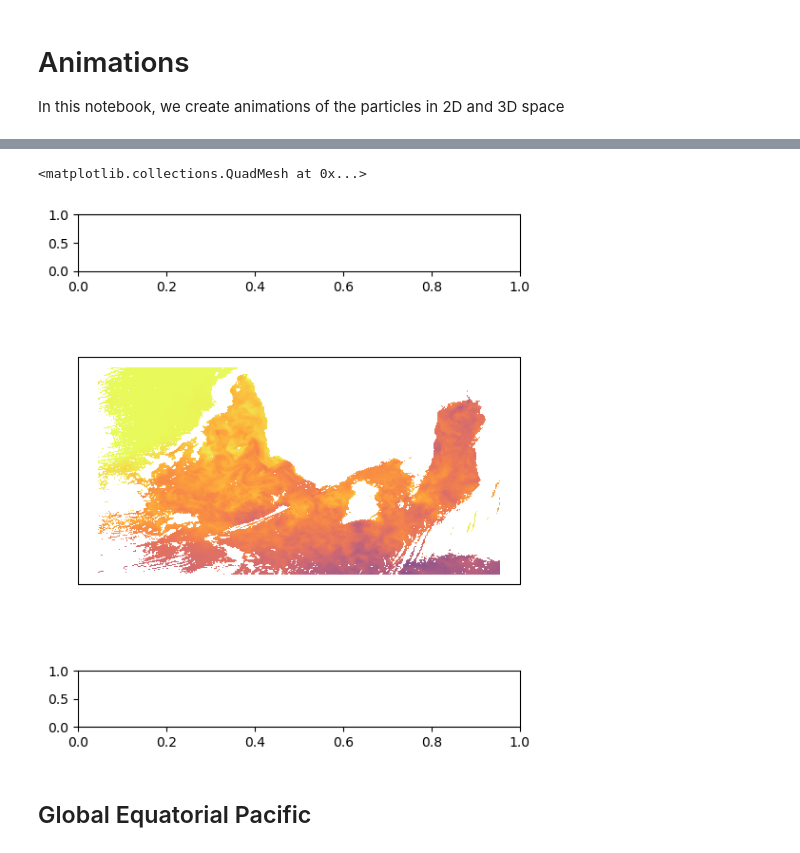
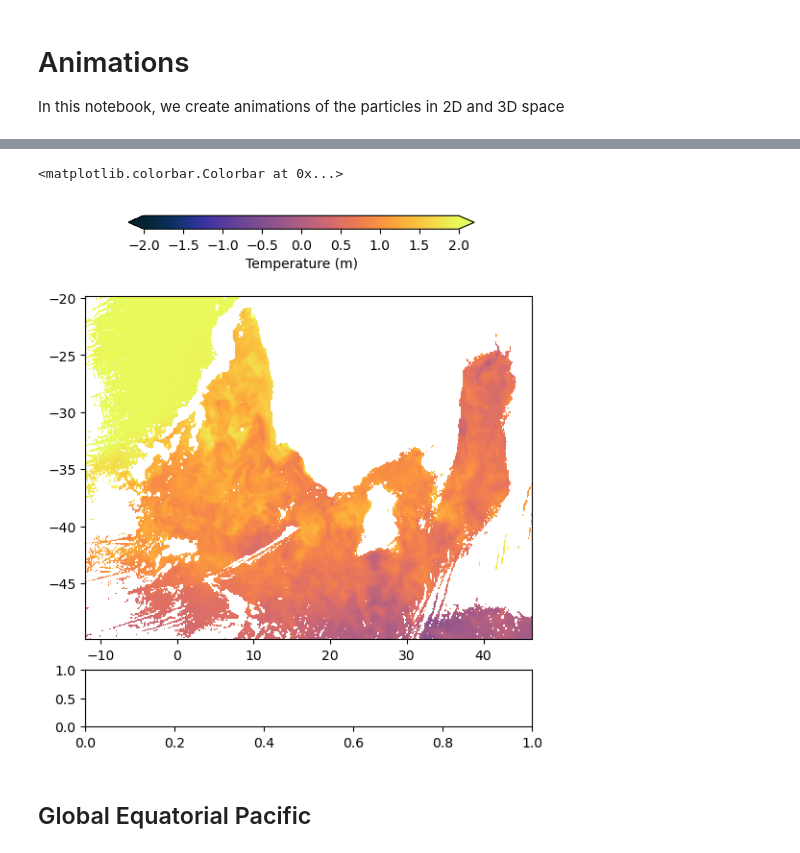
Before and after one commit to OceanParcels/Backtracking_Abyssal_Nanoplastics, a Jupyter notebook: notebooks/Anim_Flow_n_Particles.ipynb, the cells around one changed output, grey strips where cells are left out. Saved outputs shown, nothing was run; the diff lists cells and outputs as text; code cells hidden in the pictures.

```diff
--- a/notebooks/Anim_Flow_n_Particles.ipynb
+++ b/notebooks/Anim_Flow_n_Particles.ipynb
@@ -73,11 +22,0 @@ c= r_pl_cmap(sizecolors.astype(int))
-# %%
-outputdt = np.timedelta64(12,'h')
-
-timerange = np.arange(np.nanmin(times),
-                      np.nanmax(times)+outputdt, #+outputdt.seconds, #
-                      outputdt) #  # timerange in nanoseconds\n",
-
-timedays = np.zeros(len(timerange), dtype='<U10')
-for i in range(len(timerange)):
-    timedays[i] = str(timerange[i])[:10]
-timedays = np.unique(timedays)
@@ -98,7 +25,7 @@ path_flow = '/storage/shared/oceanparcels/input_data/MOi/psy4v3r1/'
 Tfiles = sorted(glob(path_flow + 'psy4v3r1-daily_T_2019-01-*.nc'))
 
 mesh_mask = xr.open_dataset('/storage/shared/oceanparcels/input_data/MOi/domain_ORCA0083-N006/coordinates.nc', decode_times=False)
-flow = xr.open_dataset(Tfiles[0])
+flow = xr.open_dataset(Tfiles[10])
 # %%
 indices = {'lat': range(800, 1250), 'lon': range(3300, 4000)}
 # %%
@@ -110,8 +37,14 @@ flow['votemper'][45, indices['lat'], indices['lon']].plot()
 T_fields = np.zeros((len(Tfiles), len(indices['lat']), len(indices['lon'])))
 time = np.zeros(len(Tfiles),dtype='datetime64[ns]')
 
+indices = {'lat': range(800, 1250+1), 'lon': range(3300, 4000+1)}
+
 lats = flow['nav_lat'][indices['lat'], indices['lon']].values
 lons = flow['nav_lon'][indices['lat'], indices['lon']].values
+lats -= lats[0,0] - lats[1,0]
+lons -= lons[0,0] - lons[0,1]
+
+indices = {'lat': range(800, 1250), 'lon': range(3300, 4000)}
 # %%
 for i, filename in enumerate(Tfiles):
     T = xr.open_dataset(filename)
@@ -135,16 +57,16 @@ gs = gridspec.GridSpec(3, 1, height_ratios=[1, 6, 1])
 
 ax0 = plt.subplot(gs[0])
 axs = plt.subplot(gs[2])
-ax1 = plt.subplot(gs[1],projection=ccrs.PlateCarree(180))
+ax1 = plt.subplot(gs[1])
 
-ax1.pcolormesh(lons, lats, T_fields[0], cmap='cmo.thermal', vmin=-2, vmax=2)
+tracer = ax1.pcolormesh(lons, lats, T_fields[0], cmap='cmo.thermal', vmin=-2, vmax=2)
 
 
 # diatoms_t = f(timerange_ns[0])
 # pc = ax.pcolormesh(, , , cmap='cmo.algae', vmax=0.5, zorder=1, transform=ccrs.PlateCarree())
 
-# ax.coastlines()
-# ax.add_feature(cfeature.LAND, color='w',zorder=2)
+# ax1.coastlines()
+# ax1.add_feature(cfeature.LAND, color='w',zorder=2)
 
 # ax.scatter([0.03,0.03],[0.03,0.08],color=plt.get_cmap('cmo.matter')(150),s=[np.max(sqrtsizes)*1000,np.min(sqrtsizes)*1000], zorder=5, transform=ax.transAxes)
 
@@ -157,41 +79,41 @@ ax1.pcolormesh(lons, lats, T_fields[0], cmap='cmo.thermal', vmin=-2, vmax=2)
 # scatter = ax.scatter(lons[time_id].T,lats[time_id].T,c=depths[time_id].T,cmap='cmo.matter',marker='o',s=sqrtsizes*1000,linewidths=0.3, transform=ccrs.PlateCarree(),zorder=4,vmin=0,vmax=vmax)
 
 
 # time_text = ax.text(0.03, 0.96,'time',horizontalalignment='left',verticalalignment='top', transform=ax.transAxes, fontsize=14, bbox={'facecolor':'w', 'alpha':0.7, 'pad':5}, zorder=3) # Initialise time ticker
 
 # ## Depth colorbar
-# CB0 = plt.colorbar(scatter, cax=axcb0,extend='max', orientation='horizontal')
+# CB0 = plt.colorbar(scatter, cax=ax0,extend='max', orientation='horizontal')
 # CB0.set_label('Depth [m]', fontsize=15)
-# axcb0.tick_params(labelsize=13)
+# ax0.tick_params(labelsize=13)
 
-# ## Algae colorbar
-# CB1 = plt.colorbar(pc, cax=axcb1,extend='max', orientation='horizontal')
-# CB1.set_label('Surface Diatom concentration [mmol N m-3]', fontsize=15)
-# axcb1.tick_params(labelsize=13)
+## Algae colorbar
+ax0.axis('off')
+bar_ax = fig.add_axes([0.2, 0.85, 0.6, 0.02])
+fig.colorbar(tracer, cax=bar_ax, orientation='horizontal', label='Temperature (m)', extend='both')
 
 # def animate(i):
 #     time_id = np.where(np.logical_and(times >= timerange[i],times < timerange[i+1]))
 #     scatter.set_offsets(np.c_[lons[time_id].T, lats[time_id].T])
 #     scatter.set_array(depths[time_id].T)
 
 #     diatoms_t = f(timerange_ns[i])
 #     pc.set_array(diatoms_t.ravel())
 
 #     if i%2==0:
 #         time_text.set_text(timedays[int(i/2)])  # Update the time
 
 #     return time_text, scatter, pc,
 
 
 # anim = FuncAnimation(fig, animate, frames = len(timerange)-10, interval=100, blit=True, repeat=True)
 
 # # writergif = PillowWriter(fps=20, codec="libx264")
 # # anim.save(region+'.gif', writer=writergif)
 
 # plt.show()
 # %% [output]
-<matplotlib.collections.QuadMesh at 0x...>
+<matplotlib.colorbar.Colorbar at 0x...>
-[figure, old version]
+[figure, new version]
 # %% [markdown]
 ## Global Equatorial Pacific
 # %%
```
Also changed, not shown: parts of 14 cells of this notebook, 3 other files.
